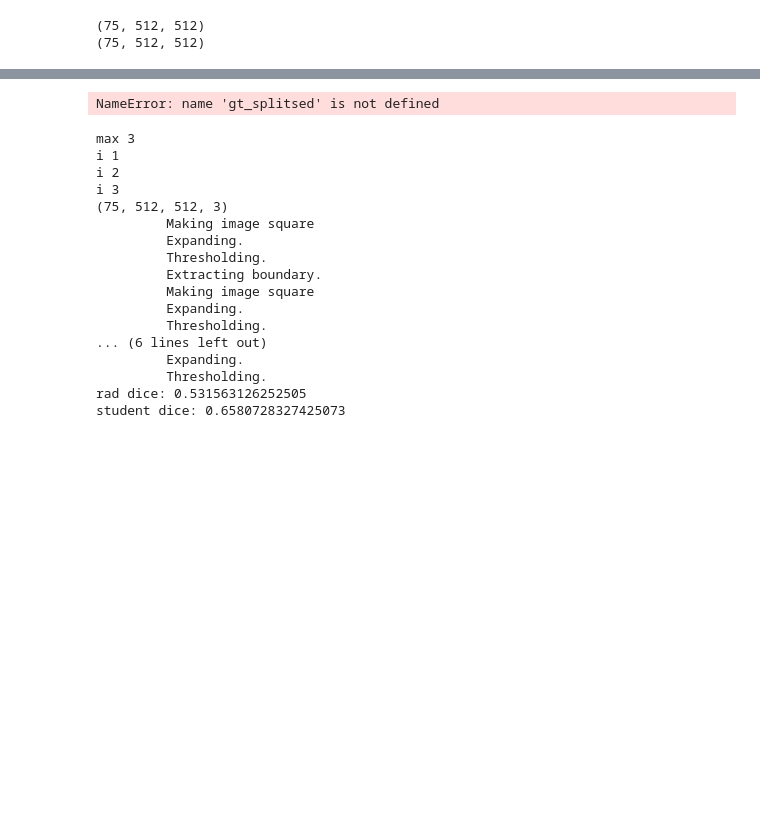
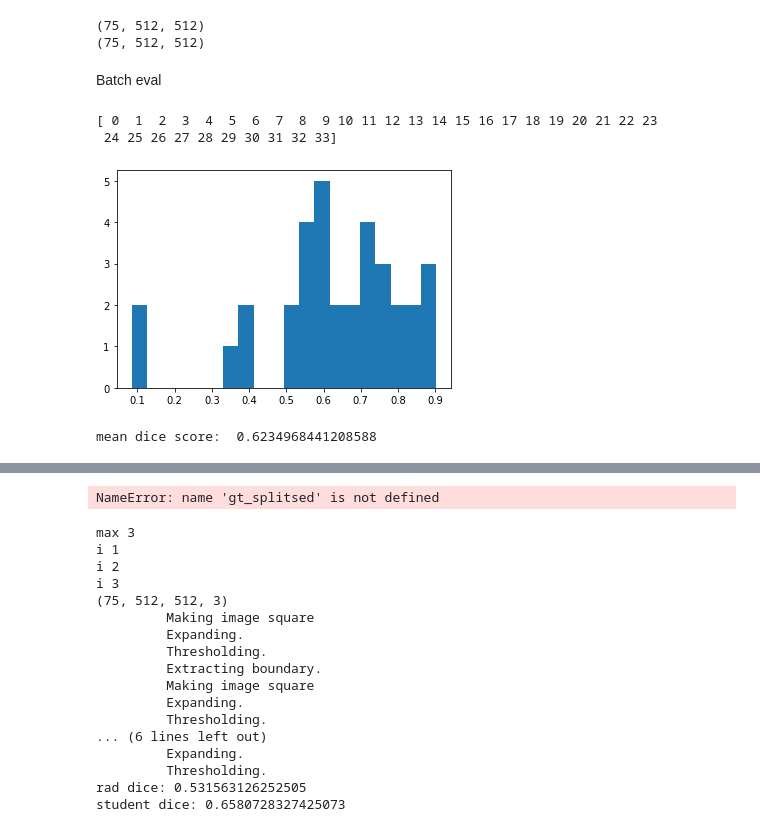
Before and after one commit to Samuel-van-Gurp/MEP, a Jupyter notebook: segmentation/nnUNet/segment_eval.ipynb, the cells around one changed output, grey strips where cells are left out. Cells and saved outputs as stored; diff of their text form; code cells hidden in the pictures; blank space fills up the shorter version.

```diff
--- a/segmentation/nnUNet/segment_eval.ipynb
+++ b/segmentation/nnUNet/segment_eval.ipynb
@@ -316,12 +317,12 @@ def tumor_splitse(segmentation):
         segmentation = sitk.GetArrayFromImage(segmentation)
 
     segmentation = measure.label(segmentation)
-    print('max',np.max(segmentation))
+    # print('max',np.max(segmentation))
     out = np.empty((segmentation.shape[0], segmentation.shape[1], segmentation.shape[2], np.max(segmentation)))
 
 
     for i in range(1, np.max(segmentation)+1):
-        print('i',i)
+        # print('i',i)
         split = np.zeros_like(segmentation, dtype = np.uint8)
         split[np.where(segmentation == i)] = 1
         out[:,:,:,i-1] = split
@@ -348,19 +349,39 @@ def run_dice(segmentation_folder, gt_folder):
     '''
 
     dice_scores = []
-    for i in os.listdir(segmentation_folder):
+    for i in tqdm(os.listdir(segmentation_folder)):
 
         if i.endswith('.nii'):
             segmentation = sitk.ReadImage(os.path.join(segmentation_folder, i))
-            gt = sitk.ReadImage(os.path.join(gt_folder,i ))
+            gt = sitk.ReadImage(gt_folder+i[0:8]+'_0000.nii')
             segmentation = tumor_splitse(segmentation)
             gt = tumor_splitse(gt)
-    # i = 'CRLM_006.nii.gz'
 
-        for j in range(segmentation.shape[3]):
-            for k in range(gt.shape[3]):
+            for j in range(segmentation.shape[3]):
+                for k in range(gt.shape[3]):
 
-                dice = metrics.f1_score(segmentation[:,:,:,j].flatten(), gt[:,:,:,k].flatten())
-                dice_scores.append(dice)
+                    dice = metrics.f1_score(segmentation[:,:,:,j].flatten(), gt[:,:,:,k].flatten())
+                    dice_scores.append(dice)
 
     return dice_scores
+# %% [markdown]
+Batch eval
+# %%
+segmentation_folder = 'C:/Users/korat/Desktop/MEP/Data/WORC_CRLM/Pure_CRLM_data/predictions/'
+gt_folder           = 'C:/Users/korat/Desktop/MEP/Data/nnUnet/pure_CRLM/task502_CRLM/labelsTr/'
+dice_scores = run_dice(segmentation_folder, gt_folder)
+# %%
+# print('dice scores: ', (dice_scores))
+index = np.array(np.where(np.array(dice_scores) > 0.05)[0])
+print((index))
+dice_scores = np.array(dice_scores)[index]
+
+plt.hist(dice_scores, bins=20)
+plt.show()
+
+print('mean dice score: ', np.mean(dice_scores))
+# %% [output]
+[ 0  1  2  3  4  5  6  7  8  9 10 11 12 13 14 15 16 17 18 19 20 21 22 23
+ 24 25 26 27 28 29 30 31 32 33]
+[figure, added]
+mean dice score:  0.6234968441208588
```
Also changed, not shown: parts of 3 cells of this notebook, 1 other file.
